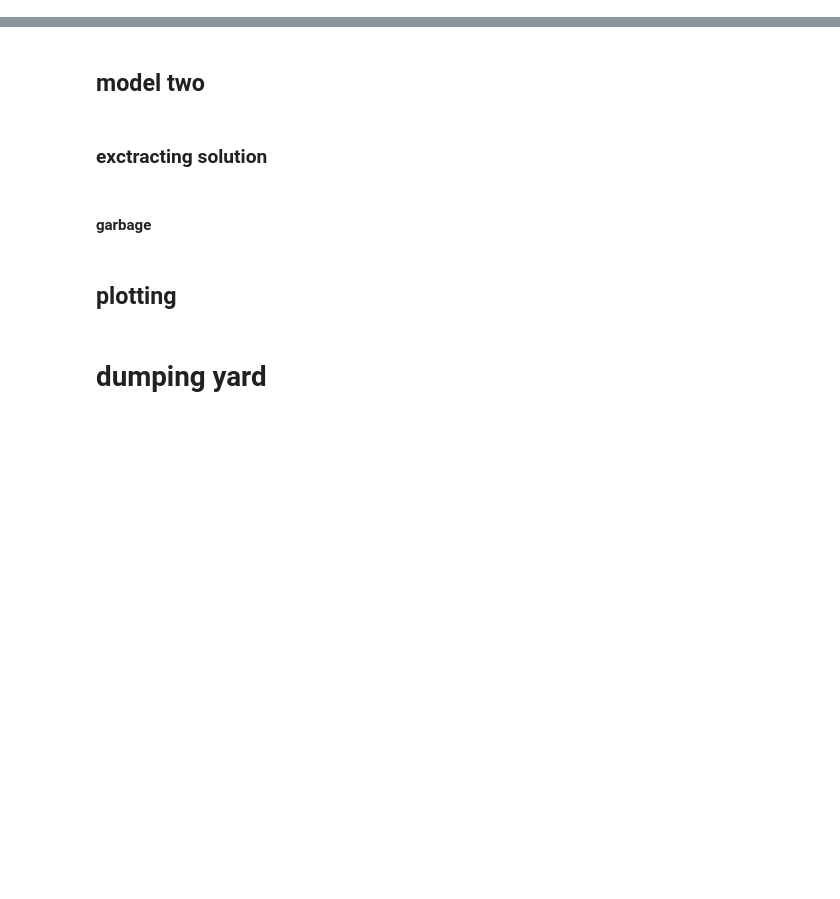
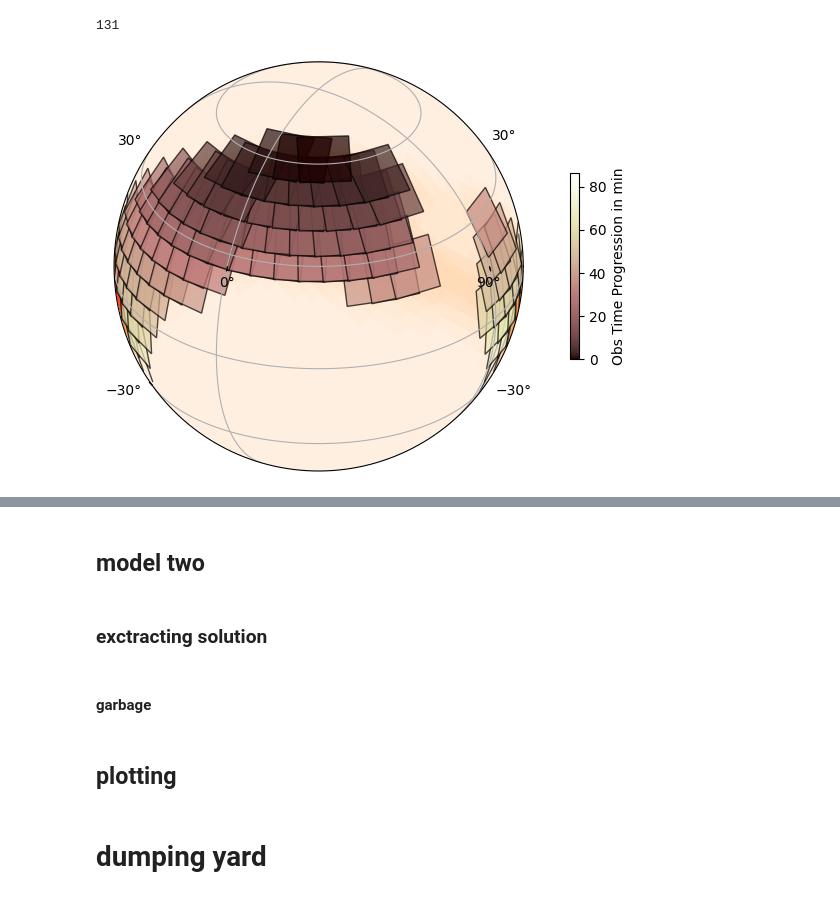
Before and after one commit to Yogesh-wagha/MILP_scheduler, a Jupyter notebook: MILP_scheduler_lexico.ipynb, the cells around one changed output, grey strips where cells are left out. Cells and saved outputs as stored; diff of their text form; code cells hidden in the pictures; blank space fills up the shorter version.

```diff
--- a/MILP_scheduler_lexico.ipynb
+++ b/MILP_scheduler_lexico.ipynb
@@ -1043,0 +308,4 @@ end_time.jd
+# %%
+for i, field in enumerate(selected_fields):
+    visits = [solution.get_value(x[i][v]) for v in range(num_visits)]
+    print(f"Field {field['field_id']}: Visits {visits}")
@@ -1142,5 +472,5 @@ solution = m2.solve(log_output=True)
 # %%
-for v in range(num_visits * num_filters):
-    visit_fields = [i for i in range(len(selected_fil_fileds)) if solution.get_value(x[i][v]) == 1]
-    print(visit_fields)
+# for v in range(num_visits * num_filters):
+#     visit_fields = [i for i in range(len(selected_fields)) if solution.get_value(x[i][v]) == 1]
+#     print(visit_fields)
 # %%
@@ -1149,15 +488,15 @@ solution.objective_value/(num_visits * num_filters)
 
 scheduled_fields_by_visit = []
 for v in range(num_visits * num_filters):
-    visit_fields = [i for i in range(len(selected_fil_fileds)) if solution.get_value(x[i][v]) == 1]
+    visit_fields = [i for i in range(len(selected_fields)) if solution.get_value(x[i][v]) == 1]
     scheduled_fields_by_visit.append(visit_fields)
 
-scheduled_fields = selected_fil_fileds.copy()
+scheduled_fields = selected_fields.copy()
 
 scheduled_tc = []
 for v in range(num_visits * num_filters):
     visit_times = []
-    for i in range(len(selected_fil_fileds)):
+    for i in range(len(selected_fields)):
         if i in scheduled_fields_by_visit[v]:
             visit_times.append(solution.get_value(tc[i][v]))
         else:
@@ -1177 +529,52 @@ scheduled_tc
+# %%
+len(scheduled_tc)
+# %% [output]
+131
+# %%
+from fractions import Fraction
+import numpy as np
+import matplotlib
+import matplotlib.pyplot as plt
+import matplotlib.colors as mcolors
+from astropy.time import Time
+from astropy.coordinates import SkyCoord
+
+# Convert start times to numeric values
+start_times = scheduled_tc[:, 0] * 24 *60 # Extract first column (start times)
+min_time = min(start_times)
+time_diffs = np.array(start_times) - min_time  # Time differences from the earliest tile
+
+# Normalize to range [0, 1]
+norm = mcolors.Normalize(vmin=min(time_diffs), vmax=max(time_diffs))
+cmap = matplotlib.colormaps.get_cmap('pink')  # Use binary colormap
+
+plt.figure(figsize=(6, 6), dpi = 100)
+ax = plt.axes(projection='geo globe', center='2h 30d')
+
+for row, time_diff in zip(selected_fields, time_diffs):
+    coords = SkyCoord(
+        [ew_total, -ew_total, -ew_total, ew_total],
+        [ns_total, ns_total, -ns_total, -ns_total],
+        frame=row['coord'].skyoffset_frame()
+    ).icrs
+
+    color = cmap(norm(time_diff))  # Get color based on time difference
+
+    ax.add_patch(plt.Polygon(
+        np.column_stack((coords.ra.deg, coords.dec.deg)),
+        alpha=0.7,
+        facecolor=color,
+        edgecolor='black',
+        transform=ax.get_transform('world')
+    ))
+
+ax.grid()
+ax.imshow_hpx(prob, cmap='cylon')
+
+# Add colorbar
+plt.colorbar(matplotlib.cm.ScalarMappable(norm=norm, cmap=cmap), ax=ax, label="Obs Time Progression in min",fraction=0.02, pad=0.1)
+
+plt.show()
+# %% [output]
+[figure, added]
 # %%
```
Also changed, not shown: parts of 37 cells of this notebook.
